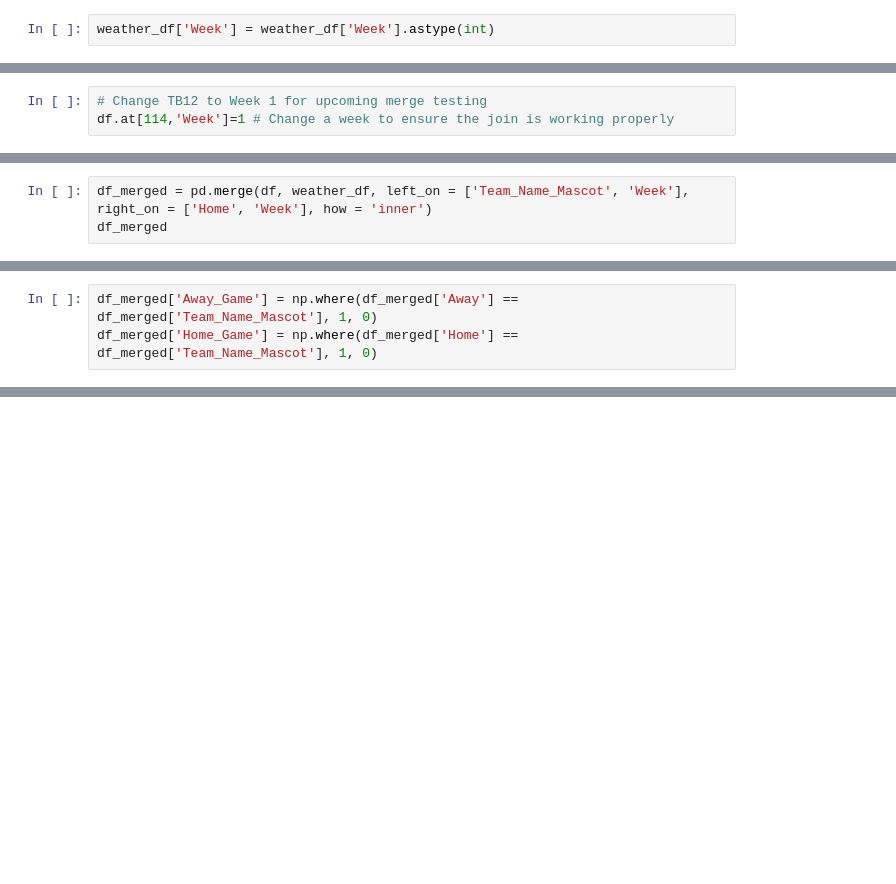
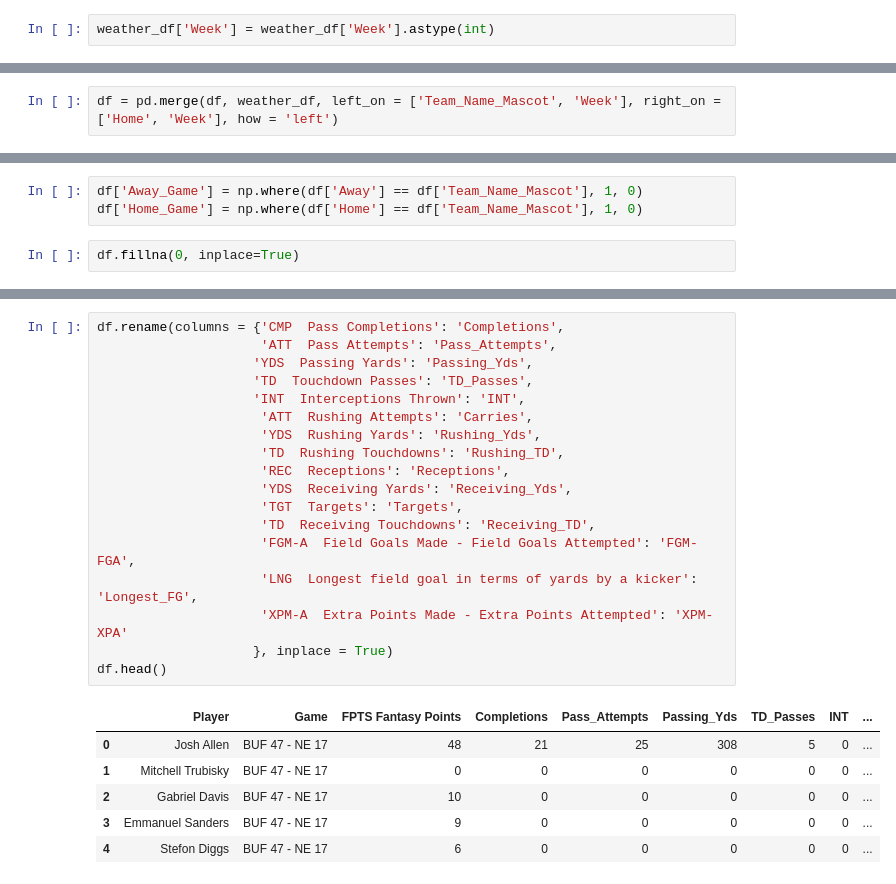
Before and after one commit to aothree/Fantasy-Football, a Jupyter notebook: main_df.ipynb, the cells around one changed output, grey strips where cells are left out. Drawn from its saved outputs; the diff is of its cells as text; blank space fills up the shorter version.

```diff
--- a/main_df.ipynb
+++ b/main_df.ipynb
@@ -591,3 +420,0 @@ df.loc[df.Player == 'Tom Brady']
-# %%
-# Change TB12 to Week 1 for upcoming merge testing
-df.at[114,'Week']=1 # Change a week to ensure the join is working properly
@@ -594,3 +426,2 @@ df.at[114,'Week']=1 # Change a week to ensure the join is working properly
 # %%
-df_merged = pd.merge(df, weather_df, left_on = ['Team_Name_Mascot', 'Week'], right_on = ['Home', 'Week'], how = 'inner')
-df_merged
+df = pd.merge(df, weather_df, left_on = ['Team_Name_Mascot', 'Week'], right_on = ['Home', 'Week'], how = 'left')
@@ -600,3 +428,5 @@ df_merged
 # %%
-df_merged['Away_Game'] = np.where(df_merged['Away'] == df_merged['Team_Name_Mascot'], 1, 0)
-df_merged['Home_Game'] = np.where(df_merged['Home'] == df_merged['Team_Name_Mascot'], 1, 0)
+df['Away_Game'] = np.where(df['Away'] == df['Team_Name_Mascot'], 1, 0)
+df['Home_Game'] = np.where(df['Home'] == df['Team_Name_Mascot'], 1, 0)
+# %%
+df.fillna(0, inplace=True)
@@ -617,0 +482,25 @@ df_merged
+# %%
+df.rename(columns = {'CMP  Pass Completions': 'Completions',
+                     'ATT  Pass Attempts': 'Pass_Attempts',
+                    'YDS  Passing Yards': 'Passing_Yds',
+                    'TD  Touchdown Passes': 'TD_Passes',
+                    'INT  Interceptions Thrown': 'INT',
+                     'ATT  Rushing Attempts': 'Carries',
+                     'YDS  Rushing Yards': 'Rushing_Yds',
+                     'TD  Rushing Touchdowns': 'Rushing_TD',
+                     'REC  Receptions': 'Receptions',
+                     'YDS  Receiving Yards': 'Receiving_Yds',
+                     'TGT  Targets': 'Targets',
+                     'TD  Receiving Touchdowns': 'Receiving_TD',
+                     'FGM-A  Field Goals Made - Field Goals Attempted': 'FGM-FGA',
+                     'LNG  Longest field goal in terms of yards by a kicker': 'Longest_FG',
+                     'XPM-A  Extra Points Made - Extra Points Attempted': 'XPM-XPA'
+                    }, inplace = True)
+df.head()
+# %% [output]
+|  | Player | Game | FPTS Fantasy Points | Completions | Pass_Attempts | Passing_Yds | TD_Passes | INT | ... |
+| 0 | Josh Allen | BUF 47 - NE 17 | 48 | 21 | 25 | 308 | 5 | 0 | ... |
+| 1 | Mitchell Trubisky | BUF 47 - NE 17 | 0 | 0 | 0 | 0 | 0 | 0 | ... |
+| 2 | Gabriel Davis | BUF 47 - NE 17 | 10 | 0 | 0 | 0 | 0 | 0 | ... |
+| 3 | Emmanuel Sanders | BUF 47 - NE 17 | 9 | 0 | 0 | 0 | 0 | 0 | ... |
+| 4 | Stefon Diggs | BUF 47 - NE 17 | 6 | 0 | 0 | 0 | 0 | 0 | ... |
```
Also changed, not shown: parts of 74 cells of this notebook, 49 other files.
